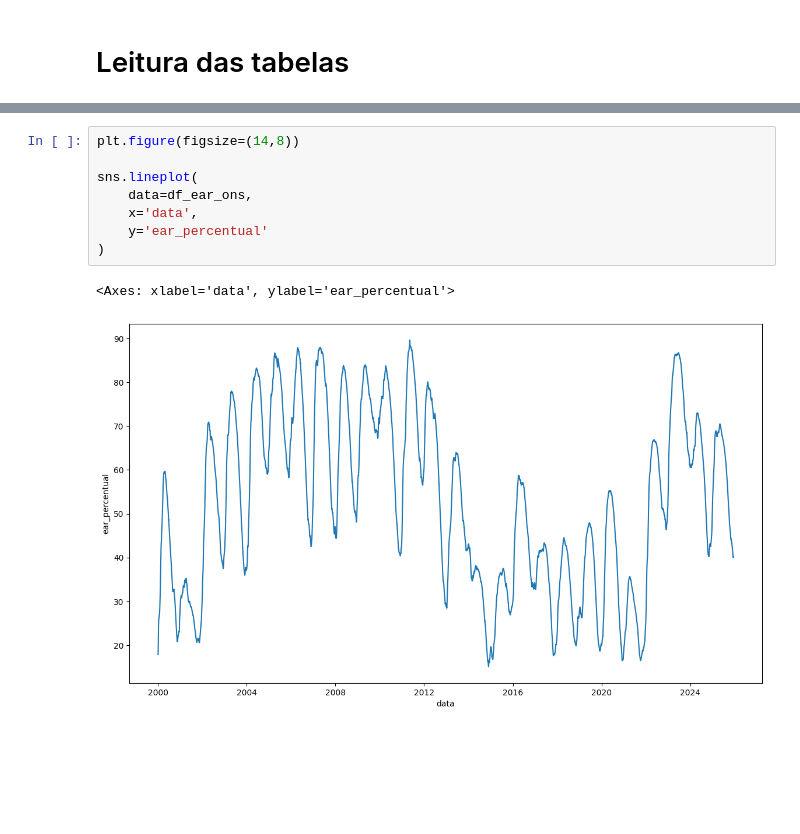
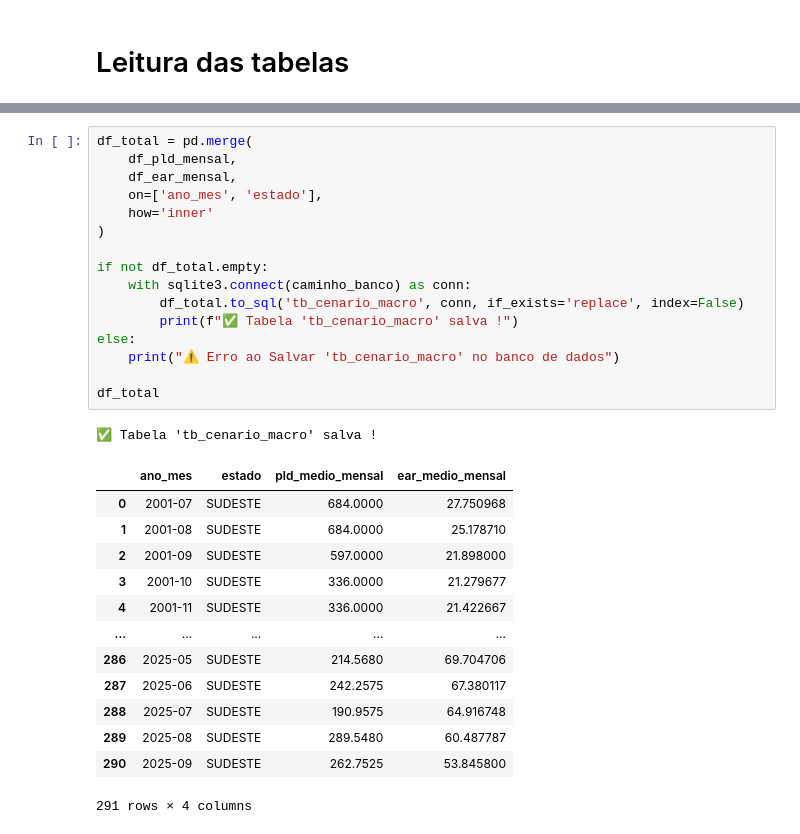
Before and after one commit to ThiagoPBorges/Monitor_Inteligencia_HidroFinanceira_SetorEletrico, a Jupyter notebook: NOTEBOOK/02_eda.ipynb, the cells around one changed output, grey strips where cells are left out. Cells and saved outputs as stored; diff of their text form; blank space fills up the shorter version.

```diff
--- a/NOTEBOOK/02_eda.ipynb
+++ b/NOTEBOOK/02_eda.ipynb
@@ -77,11 +49,31 @@ df_pld_semanal = df_pld_semanal.melt(
-# %%
-plt.figure(figsize=(14,8))
-
-sns.lineplot(
-    data=df_ear_ons,
-    x='data',
-    y='ear_percentual'
-)
-# %% [output]
-<Axes: xlabel='data', ylabel='ear_percentual'>
-[figure, removed]
+# %%
+df_total = pd.merge(
+    df_pld_mensal,
+    df_ear_mensal,
+    on=['ano_mes', 'estado'],
+    how='inner'
+)
+
+if not df_total.empty:
+    with sqlite3.connect(caminho_banco) as conn:
+        df_total.to_sql('tb_cenario_macro', conn, if_exists='replace', index=False)
+        print(f"✅ Tabela 'tb_cenario_macro' salva !")
+else:
+    print("⚠️ Erro ao Salvar 'tb_cenario_macro' no banco de dados")
+
+df_total
+# %% [output]
+✅ Tabela 'tb_cenario_macro' salva !
+|  | ano_mes | estado | pld_medio_mensal | ear_medio_mensal |
+| 0 | 2001-07 | SUDESTE | 684.0000 | 27.750968 |
+| 1 | 2001-08 | SUDESTE | 684.0000 | 25.178710 |
+| 2 | 2001-09 | SUDESTE | 597.0000 | 21.898000 |
+| 3 | 2001-10 | SUDESTE | 336.0000 | 21.279677 |
+| 4 | 2001-11 | SUDESTE | 336.0000 | 21.422667 |
+| ... | ... | ... | ... | ... |
+| 286 | 2025-05 | SUDESTE | 214.5680 | 69.704706 |
+| 287 | 2025-06 | SUDESTE | 242.2575 | 67.380117 |
+| 288 | 2025-07 | SUDESTE | 190.9575 | 64.916748 |
+| 289 | 2025-08 | SUDESTE | 289.5480 | 60.487787 |
+| 290 | 2025-09 | SUDESTE | 262.7525 | 53.845800 |
+291 rows × 4 columns
```
Also changed, not shown: parts of 4 cells of this notebook, 1 other file.
